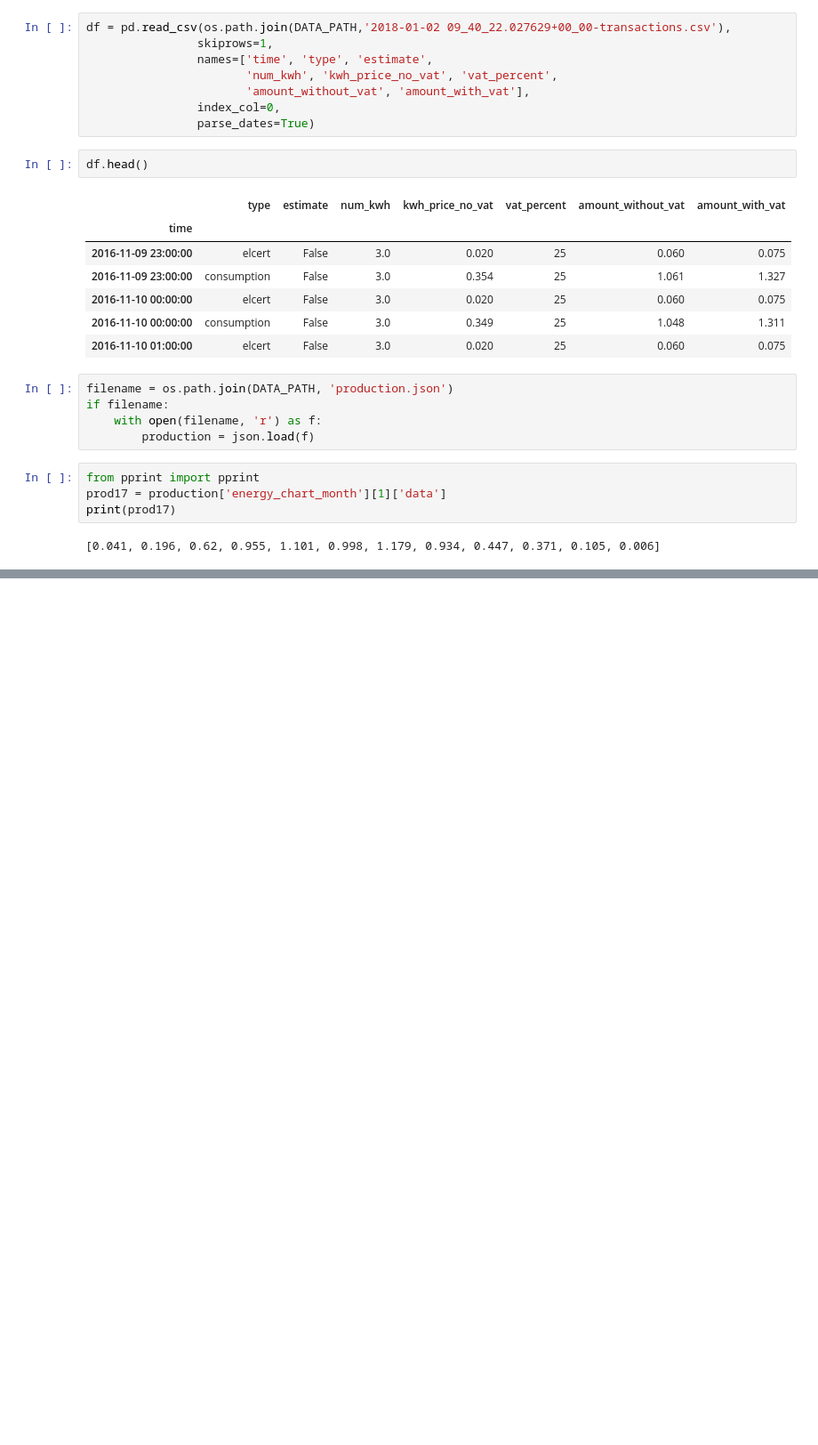
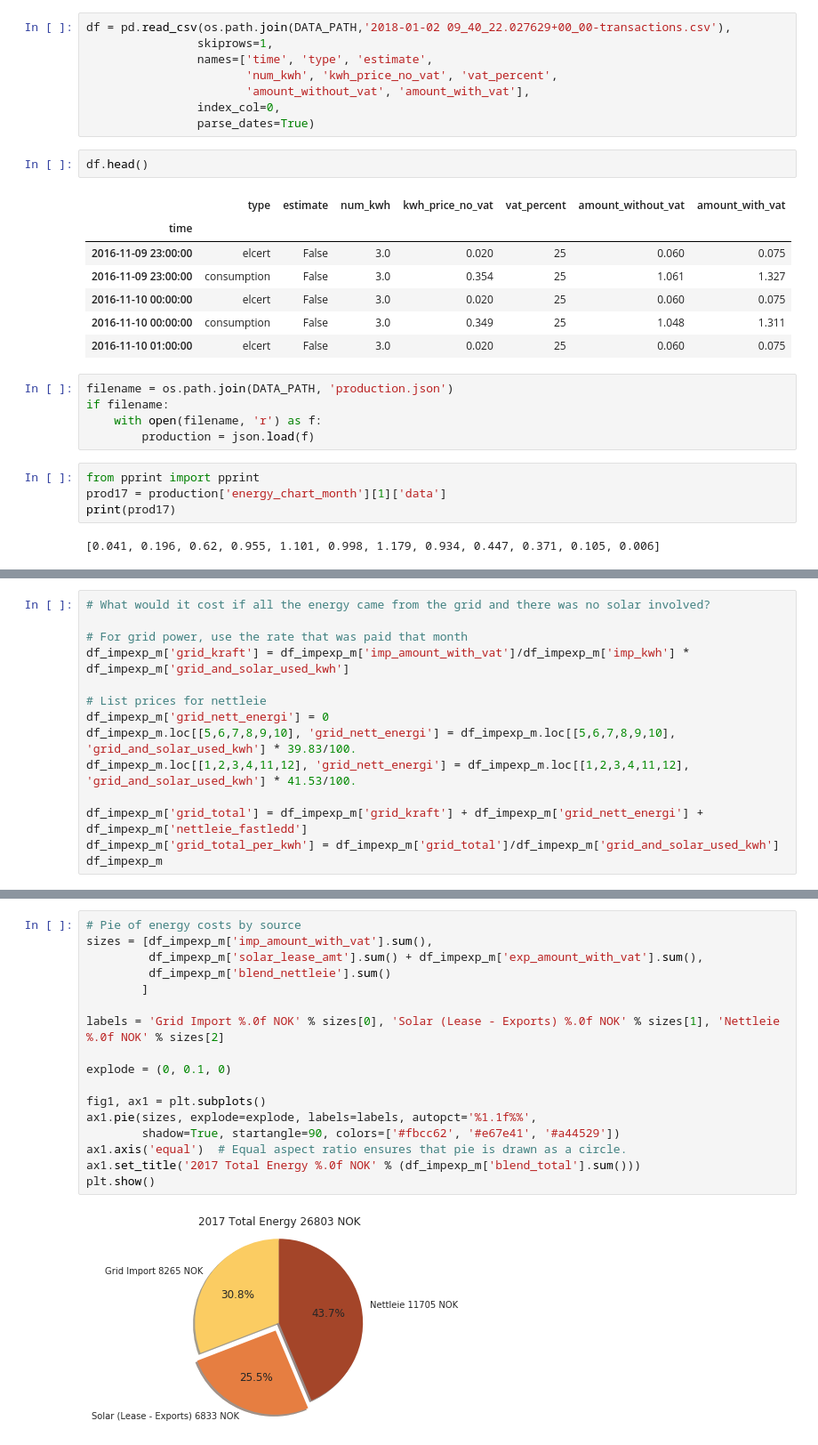
Before and after one commit to linkmic/otovo, a Jupyter notebook: Otovo2017.ipynb, the cells around one changed output, grey strips where cells are left out. Shown at 89% size. Cells and saved outputs as stored; diff of their text form; blank space fills up the shorter version.

```diff
--- a/Otovo2017.ipynb
+++ b/Otovo2017.ipynb
@@ -570,0 +450,14 @@ plt.show()
+# %%
+# What would it cost if all the energy came from the grid and there was no solar involved?
+
+# For grid power, use the rate that was paid that month
+df_impexp_m['grid_kraft'] = df_impexp_m['imp_amount_with_vat']/df_impexp_m['imp_kwh'] * df_impexp_m['grid_and_solar_used_kwh']
+
+# List prices for nettleie
+df_impexp_m['grid_nett_energi'] = 0
+df_impexp_m.loc[[5,6,7,8,9,10], 'grid_nett_energi'] = df_impexp_m.loc[[5,6,7,8,9,10], 'grid_and_solar_used_kwh'] * 39.83/100.
+df_impexp_m.loc[[1,2,3,4,11,12], 'grid_nett_energi'] = df_impexp_m.loc[[1,2,3,4,11,12], 'grid_and_solar_used_kwh'] * 41.53/100.
+
+df_impexp_m['grid_total'] = df_impexp_m['grid_kraft'] + df_impexp_m['grid_nett_energi'] + df_impexp_m['nettleie_fastledd']
+df_impexp_m['grid_total_per_kwh'] = df_impexp_m['grid_total']/df_impexp_m['grid_and_solar_used_kwh']
+df_impexp_m
@@ -570,0 +618,19 @@ plt.show()
+# %%
+# Pie of energy costs by source
+sizes = [df_impexp_m['imp_amount_with_vat'].sum(),
+         df_impexp_m['solar_lease_amt'].sum() + df_impexp_m['exp_amount_with_vat'].sum(),
+         df_impexp_m['blend_nettleie'].sum()
+        ]
+
+labels = 'Grid Import %.0f NOK' % sizes[0], 'Solar (Lease - Exports) %.0f NOK' % sizes[1], 'Nettleie %.0f NOK' % sizes[2]
+
+explode = (0, 0.1, 0)
+
+fig1, ax1 = plt.subplots()
+ax1.pie(sizes, explode=explode, labels=labels, autopct='%1.1f%%',
+        shadow=True, startangle=90, colors=['#fbcc62', '#e67e41', '#a44529'])
+ax1.axis('equal')  # Equal aspect ratio ensures that pie is drawn as a circle.
+ax1.set_title('2017 Total Energy %.0f NOK' % (df_impexp_m['blend_total'].sum()))
+plt.show()
+# %% [output]
+[figure, added]
```
Also changed, not shown: parts of 65 cells of this notebook, 1 other file.
